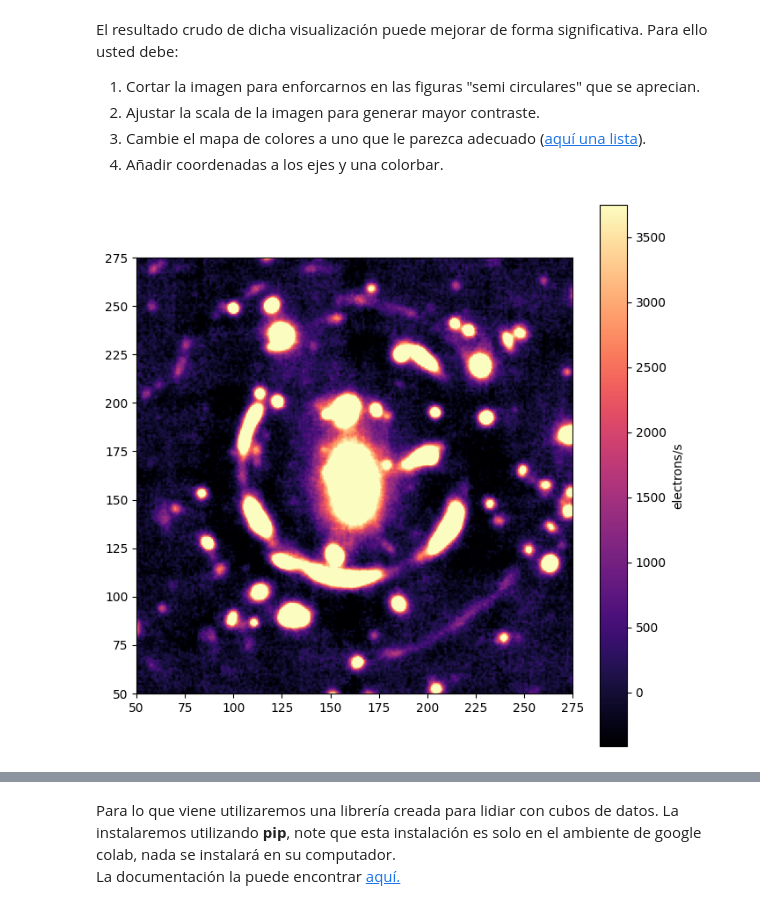
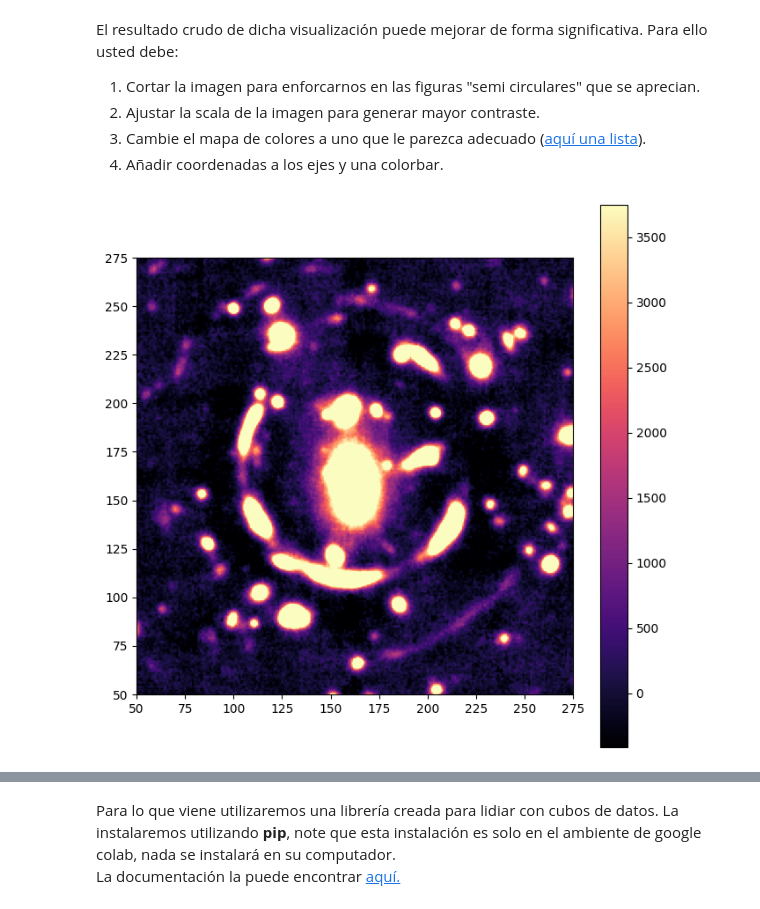
Before and after one commit to carlos-riquelme-c/Tarea-4, a Jupyter notebook: Tarea4.ipynb, the cells around one changed output, grey strips where cells are left out. Cells and saved outputs as stored; diff of their text form; code cells hidden in the pictures.

```diff
--- a/Tarea4.ipynb
+++ b/Tarea4.ipynb
@@ -149,22 +149,22 @@ Para ello usted debe:
 # %%
 # Solución
 from astropy.wcs import WCS
 # Utilice el siguiente wcs para añadir las coordenadas a su visualización.
 wcs = WCS(cubo[1].header)
 wcs = wcs[0,:,:]
 
 # Haga su gráfico a continuación:
 value = 5
 percentiles = np.nanpercentile(white_light_image.flatten(), [value, 100-value ])
-plt.figure(figsize=(8,8))                  # la hacemos un poco más grande
+plt.figure(figsize=(8,8)) # Cambiar el tamaño
 
 plt.imshow(white_light_image, cmap='magma')
-plt.clim(percentiles[0], percentiles[1])   # utilizamos los nuevos límites
-plt.colorbar(label='electrons/s')          # Añadimos una colorbar
+plt.clim(percentiles[0], percentiles[1])   # Nuevos límites
+plt.colorbar() # Añadimos una colorbar
 
 plt.xlim(50,275) # Recorte en el eje x
 plt.ylim(50,275) # Recorte en el eje y
 
 plt.show()
 # %% [output]
-[figure, old version]
+[figure, new version]
```
Also changed, not shown: parts of 9 cells of this notebook.
